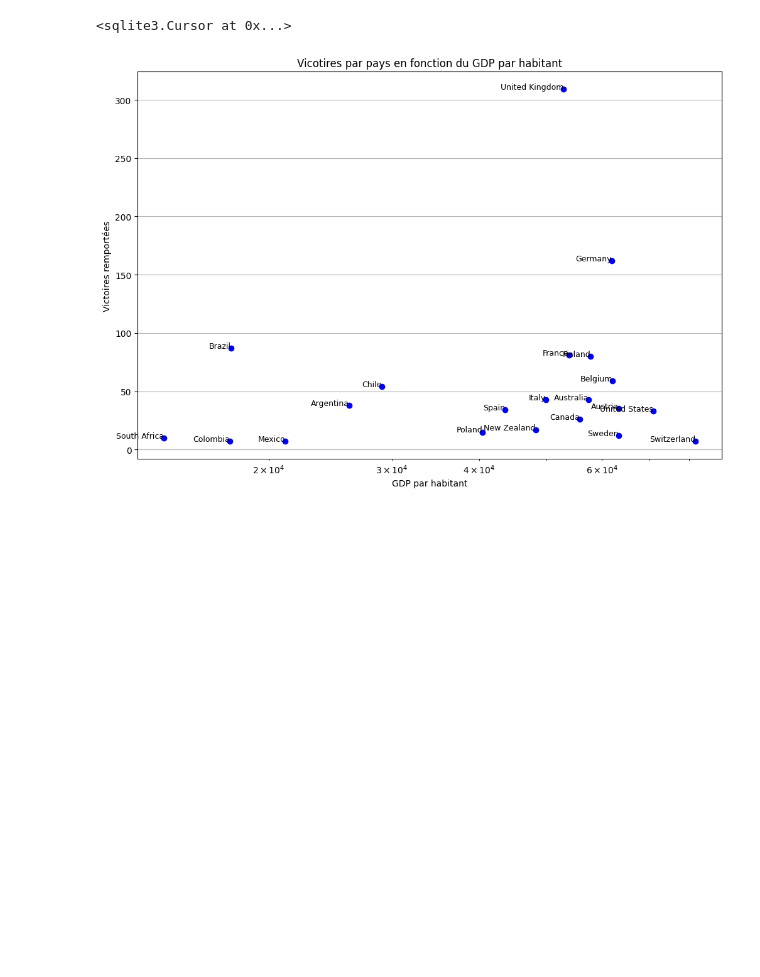
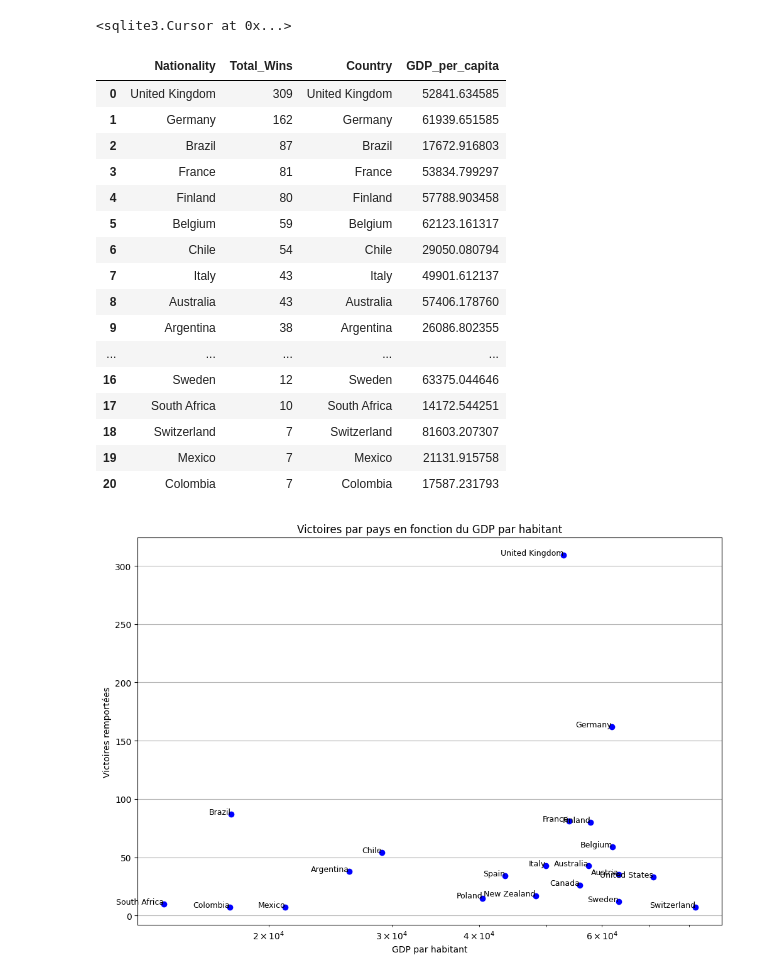
Before and after one commit to Yoan0/Automobilistes, a Jupyter notebook: Analyse/Nationalitées.ipynb, the cells around one changed output. Drawn from its saved outputs; the diff is of its cells as text; code cells hidden in the pictures; blank space fills up the shorter version.

```diff
--- a/Analyse/Nationalitées.ipynb
+++ b/Analyse/Nationalitées.ipynb
@@ -19,7 +20,7 @@ cursor.execute("SELECT * FROM Driver")
 # %% [output]
 <sqlite3.Cursor at 0x...>
 # %%
-query = """
+query1 = """
 SELECT
     Nationality AS Nationality,
     SUM(Wins) AS Total_Wins
@@ -31,7 +32,7 @@ ORDER BY
     Total_Wins DESC;
 """
 # %%
-df = pd.read_sql_query(query, cn)
+df = pd.read_sql_query(query1, cn)
 # %%
 gdp= pd.read_csv('C:/Users/Yoan Vicente/Documents/Dossier_python/GDP_per_capita.csv')
 # %%
@@ -39,6 +40,25 @@ merged_df= pd.merge(df, gdp, left_on='Nationality', right_on='Country')
 # %%
 merged_df['GDP_per_capita'] = pd.to_numeric(merged_df['GDP_per_capita'])
 filtered_df = merged_df[merged_df['Total_Wins'] > 0]
+filtered_df
+# %% [output]
+|  | Nationality | Total_Wins | Country | GDP_per_capita |
+| 0 | United Kingdom | 309 | United Kingdom | 52841.634585 |
+| 1 | Germany | 162 | Germany | 61939.651585 |
+| 2 | Brazil | 87 | Brazil | 17672.916803 |
+| 3 | France | 81 | France | 53834.799297 |
+| 4 | Finland | 80 | Finland | 57788.903458 |
+| 5 | Belgium | 59 | Belgium | 62123.161317 |
+| 6 | Chile | 54 | Chile | 29050.080794 |
+| 7 | Italy | 43 | Italy | 49901.612137 |
+| 8 | Australia | 43 | Australia | 57406.178760 |
+| 9 | Argentina | 38 | Argentina | 26086.802355 |
+| ... | ... | ... | ... | ... |
+| 16 | Sweden | 12 | Sweden | 63375.044646 |
+| 17 | South Africa | 10 | South Africa | 14172.544251 |
+| 18 | Switzerland | 7 | Switzerland | 81603.207307 |
+| 19 | Mexico | 7 | Mexico | 21131.915758 |
+| 20 | Colombia | 7 | Colombia | 17587.231793 |
 # %%
 plt.figure(figsize=(12, 8))
 plt.scatter(filtered_df['GDP_per_capita'], filtered_df['Total_Wins'], color='blue')
```
Also changed, not shown: parts of 3 cells of this notebook, 2 other files.
